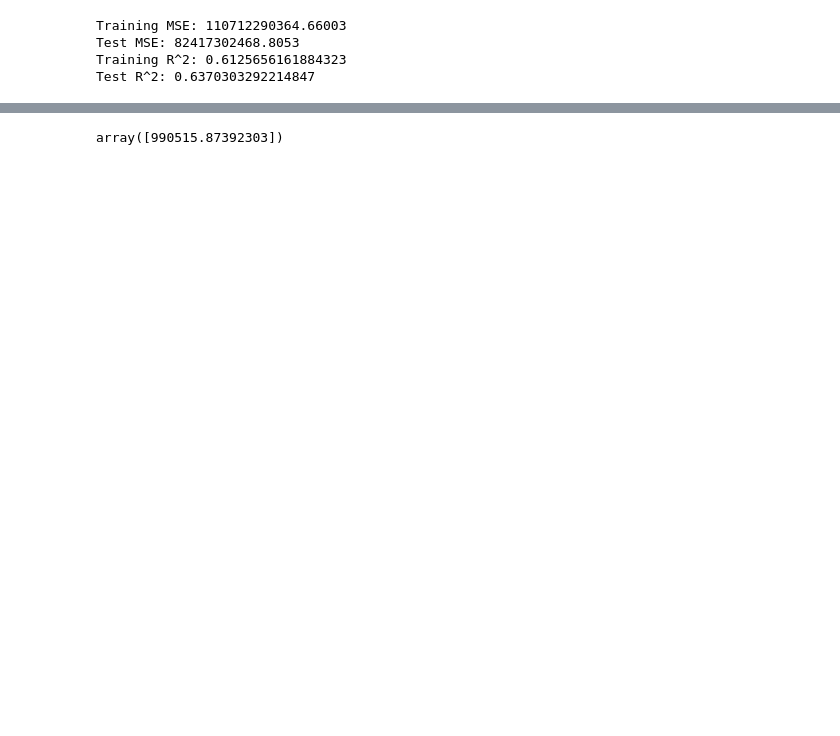
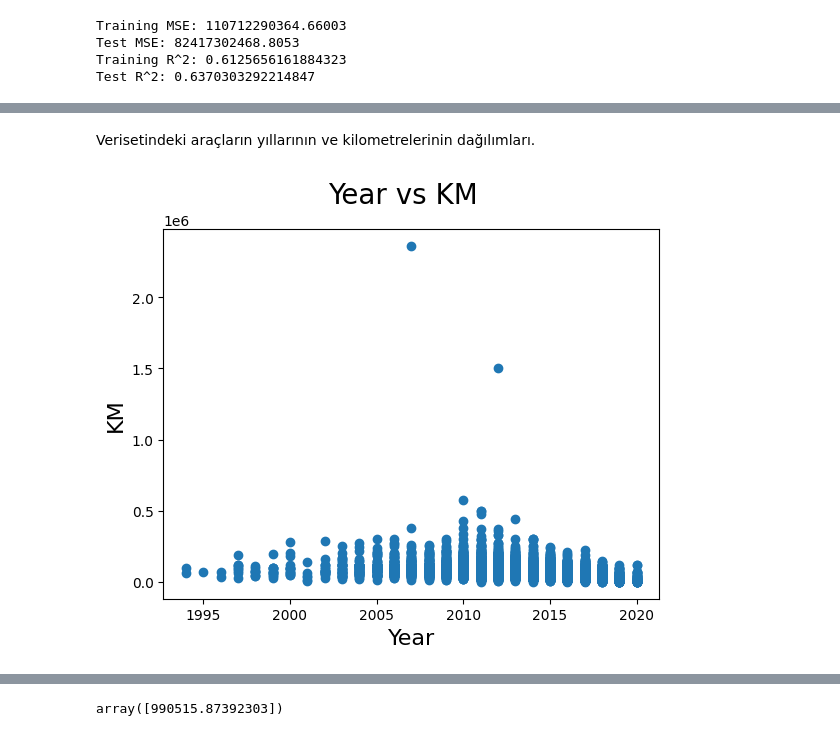
Before and after one commit to mehmetatonga/Car-Price-Model, a Jupyter notebook: Car_Price_Model.ipynb, the cells around one changed output, grey strips where cells are left out. Cells and saved outputs as stored; diff of their text form; code cells hidden in the pictures; blank space fills up the shorter version.

```diff
--- a/Car_Price_Model.ipynb
+++ b/Car_Price_Model.ipynb
@@ -396,0 +440,12 @@ import seaborn as sns
+# %% [markdown]
+Verisetindeki araçların yıllarının ve kilometrelerinin dağılımları.
+# %%
+fig = plt.figure()
+plt.scatter(cars_data['year'],cars_data['km_driven'])
+fig.suptitle('Year vs KM', fontsize=20)
+plt.xlabel('Year', fontsize=16)
+plt.ylabel('KM', fontsize=16)
+
+plt.show()
+# %% [output]
+[figure, added]
```
Also changed, not shown: parts of 58 cells of this notebook, 1 other file.
